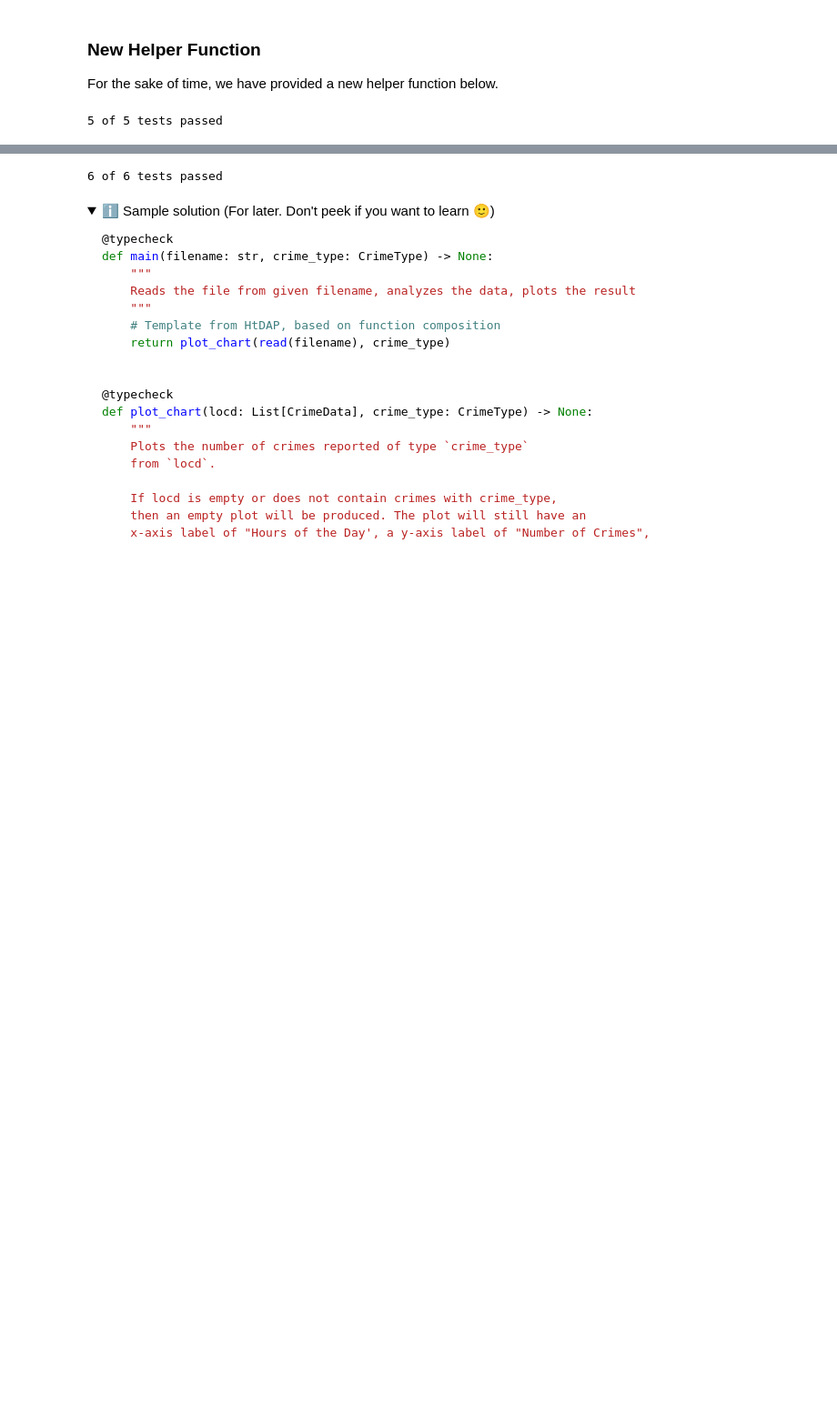
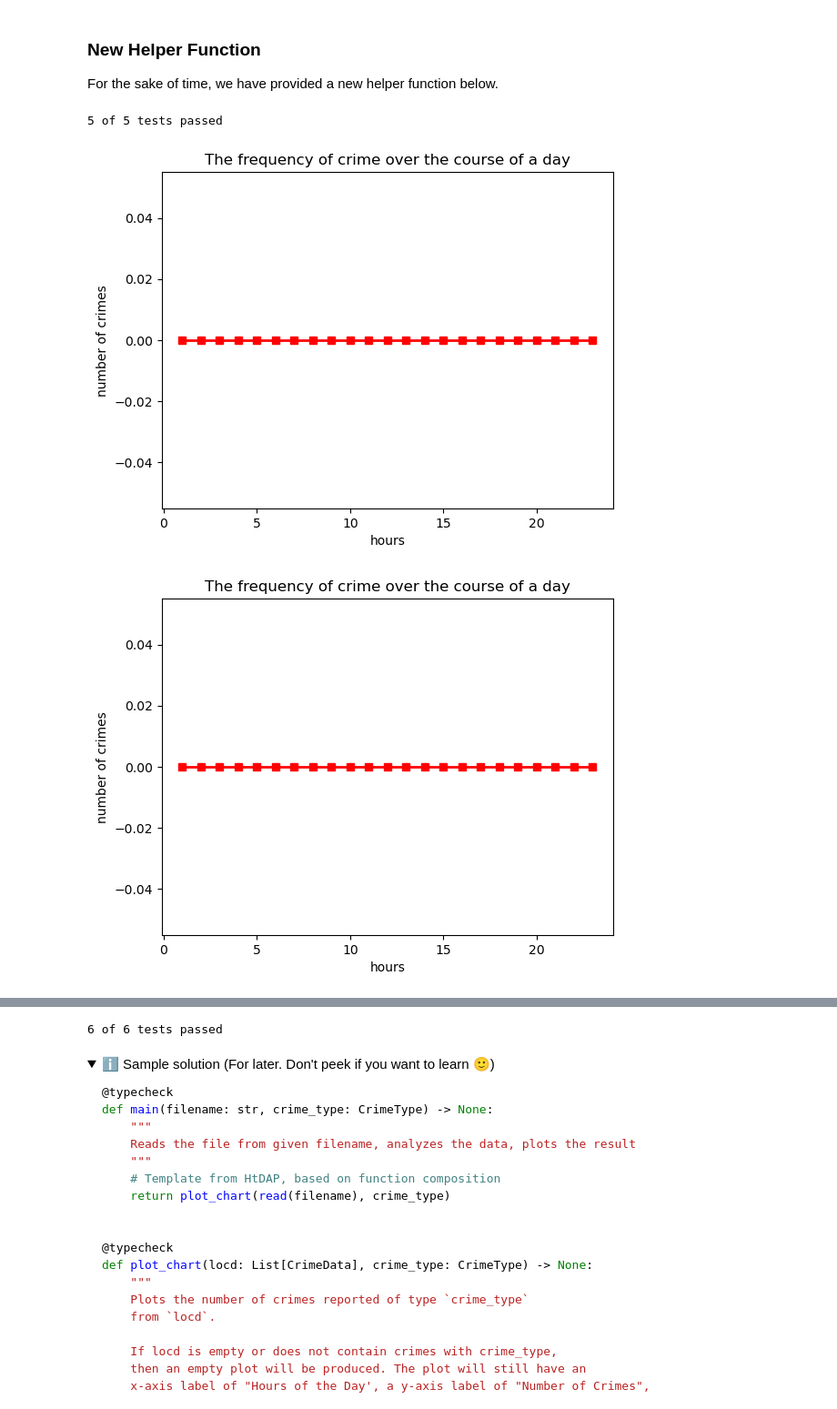
Before and after one commit to ktu03/2016-United-States-Presidential-Election-Polling-Candidates-Average-Polling, a Jupyter notebook: module-8-viz/Lecture_08_Day_1/101_Mornings_Jessica/line_graph/module08-line-graph.ipynb, the cells around one changed output, grey strips where cells are left out. Shown at 91% size. Cells and saved outputs as stored; diff of their text form; code cells hidden in the pictures; folded sections open; blank space fills up the shorter version.

```diff
--- a/module-8-viz/Lecture_08_Day_1/101_Mornings_Jessica/line_graph/module08-line-graph.ipynb
+++ b/module-8-viz/Lecture_08_Day_1/101_Mornings_Jessica/line_graph/module08-line-graph.ipynb
@@ -636,11 +636,11 @@ def plot_chart(locd: List[CrimeData], crime_type: CrimeType) -> None:
     # plot our data
     hours=[1,2,3,4,5,6,7,8,9,10,11,12,13,14,15,16,17,18,19,20,21,22,23]
     filtered_locd = filter_for_crime_type(locd, crime_type)
-    y_vals = calculate_num_crimes_over_day(hours,fil)
-    line = pyplot.plot(,)
+    y_vals = calculate_num_crimes_over_day(hours,filtered_locd)
+    line = pyplot.plot(hours,y_vals)
 
     # set some properties for the line (color to red, line width to 2, and marker to a small circle)
-    pyplot.setp(line, color='r', linewidth=2.0, marker="o")
+    pyplot.setp(line, color='r', linewidth=2.0, marker="s")
 
     # show the plot
     pyplot.show()
@@ -666,30 +666,32 @@ expect(main("test_small1.csv", CrimeType.BNE_RESIDENTIAL), None)
 #The y-axis should be labelled "number of crimes"
 #The title of the graph should be "The frequency of crime over the course of a day"
 expect(main("test_small1.csv", CrimeType.BNE_COMMERCIAL), None)
 
 # Examples and tests for plot_chart
 
 #We expect to see a graph with an x-axis labeled "hours" and a y-axis labeled "number of crimes"
 #The title of the graph should be "The frequency of crime over the course of a day"
 #We expect to see a straight horizontal line at y=0
 expect(plot_chart([], CrimeType.BNE_RESIDENTIAL), None)
 
 #We expect to see a graph with an x-axis labeled "hours" and a y-axis labeled "number of crimes"
 #The title of the graph should be "The frequency of crime over the course of a day"
 #We expect to see a straight horizontal line at y=0
 
 expect(plot_chart([CrimeData(CrimeType.BNE_COMMERCIAL,6)], CrimeType.BNE_RESIDENTIAL), None)
 
 # |
 # |       /\
 # | ------/ \_________
 #0| ____________________
 #         hours
 
 #The y-axis should be labelled "number of crimes"
 #The title of the graph should be "The frequency of crime over the course of a day"
 
 expect(plot_chart([CrimeData(CrimeType.BNE_COMMERCIAL, 6)], CrimeType.BNE_COMMERCIAL), None)
 
 summary()
 # %% [output]
+[figure, added]
+[figure, added]
```
Also changed, not shown: parts of 5 cells of this notebook.
